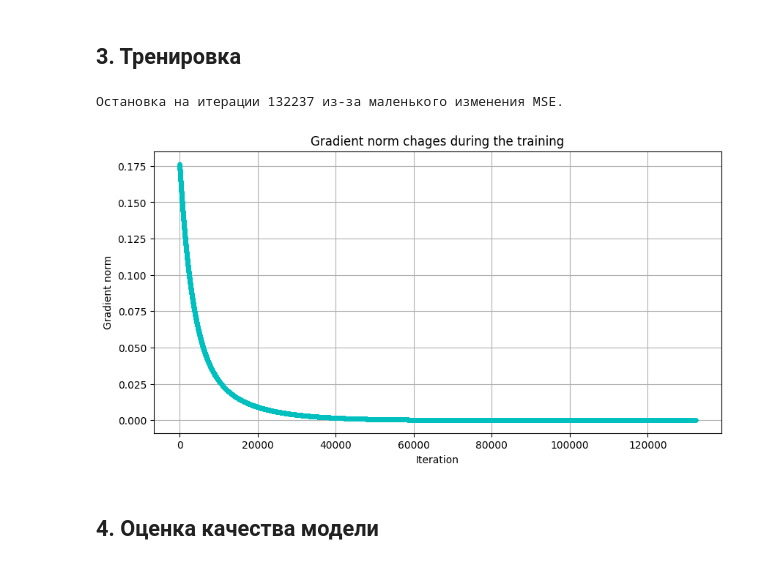
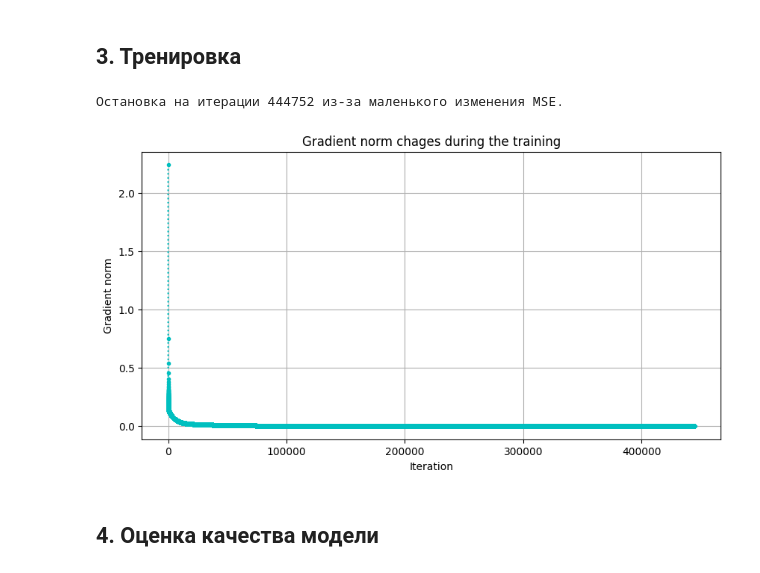
Before and after one commit to saitovmarat/Neural-Networks, a Jupyter notebook: ML_Task_2/linearClassification.ipynb, the cells around one changed output. Drawn from its saved outputs; the diff is of its cells as text; code cells hidden in the pictures.

```diff
--- a/ML_Task_2/linearClassification.ipynb
+++ b/ML_Task_2/linearClassification.ipynb
@@ -180,12 +181,6 @@ class LinearClassificator:
         X = self.addIntercept(X)
         return X @ self.weights
 
-    def getGradHistory(self):
-        return self.gradHistory
-
-    def getWeights(self):
-        return self.weights
-
     def getAccuracy(self, X, Y):
         X = self.addPolynomialFeatures(X)
         X = self.addIntercept(X)
@@ -205,20 +200,20 @@ class LinearClassificator:
 # %% [markdown]
 ## 3. Тренировка
 # %%
-model = LinearClassificator()
+model = LinearClassificator(degree=3)
 model.fit(x_train, y_train)
 
-gradHistory = model.getGradHistory()
+gradHistory = model.gradHistory
 plt.figure(figsize=(10, 5))
 plt.plot(gradHistory, marker='.', linestyle=':', color='c')
 plt.title('Gradient norm chages during the training')
 plt.xlabel('Iteration')
 plt.ylabel('Gradient norm')
 plt.grid(True)
 plt.show()
 # %% [output]
-Остановка на итерации 132237 из-за маленького изменения MSE.
+Остановка на итерации 444752 из-за маленького изменения MSE.
-[figure, old version]
+[figure, new version]
 # %% [markdown]
 ## 4. Оценка качества модели
 # %%
```
Also changed, not shown: parts of 4 cells of this notebook.
